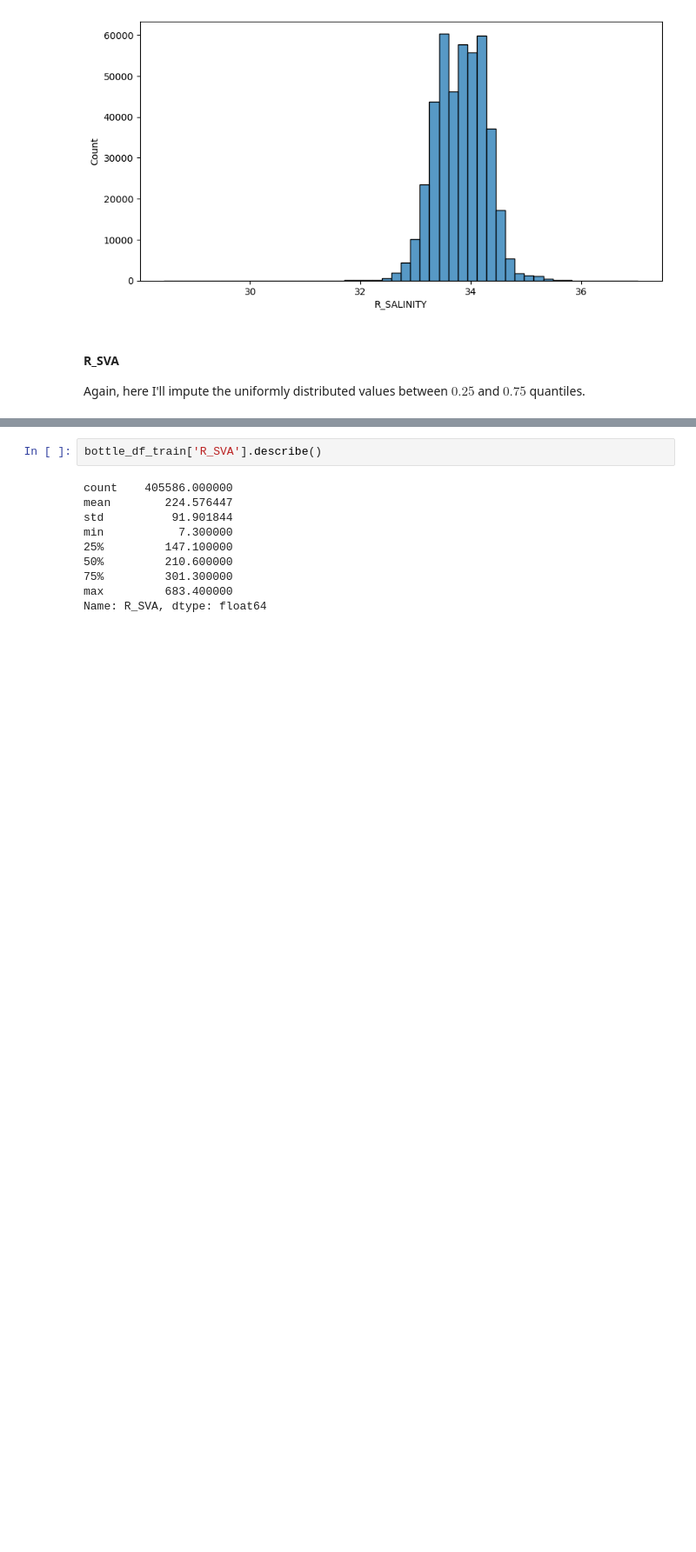
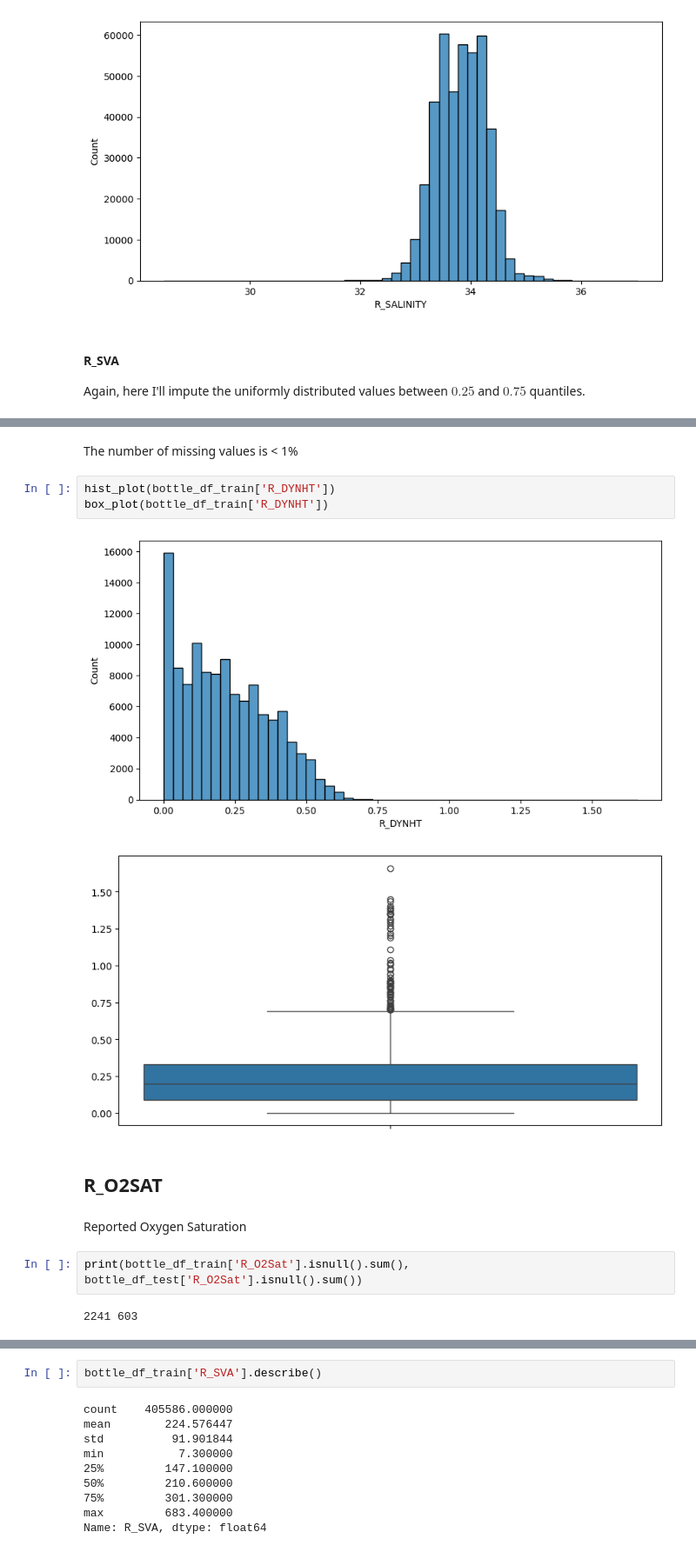
Before and after one commit to AndreiShelest/CalCOFI, a Jupyter notebook: notebooks/02.split-impute-explore.ipynb, the cells around one changed output, grey strips where cells are left out. Shown at 87% size. Cells and saved outputs as stored; diff of their text form; blank space fills up the shorter version.

```diff
--- a/notebooks/02.split-impute-explore.ipynb
+++ b/notebooks/02.split-impute-explore.ipynb
@@ -192,0 +217,16 @@ Again, here I'll impute the uniformly distributed values between $0.25$ and $0.7
+# %% [markdown]
+The number of missing values is < 1%
+# %%
+hist_plot(bottle_df_train['R_DYNHT'])
+box_plot(bottle_df_train['R_DYNHT'])
+# %% [output]
+[figure, added]
+[figure, added]
+# %% [markdown]
+## R_O2SAT
+# %% [markdown]
+Reported Oxygen Saturation
+# %%
+print(bottle_df_train['R_O2Sat'].isnull().sum(), bottle_df_test['R_O2Sat'].isnull().sum())
+# %% [output]
+2241 603
```
Also changed, not shown: parts of 17 cells of this notebook.
